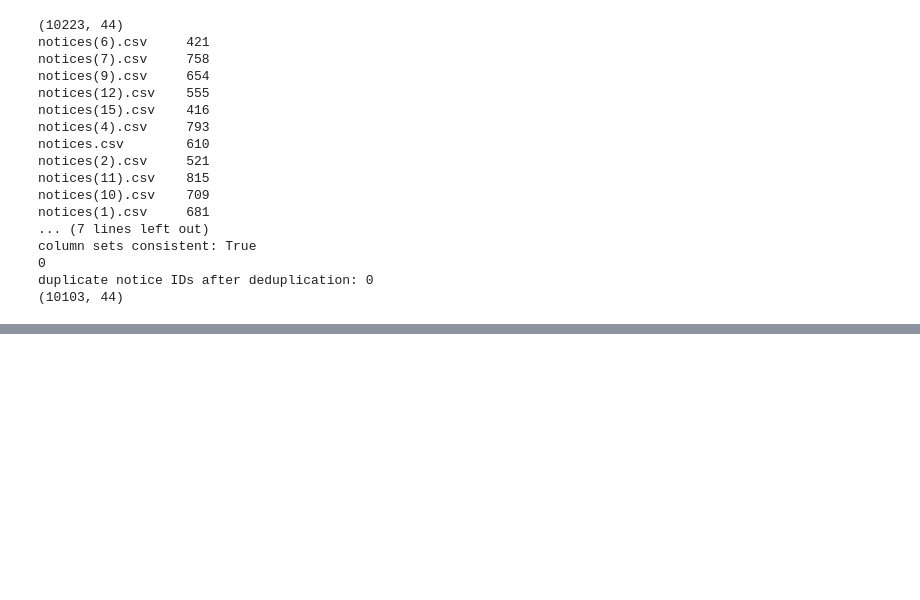
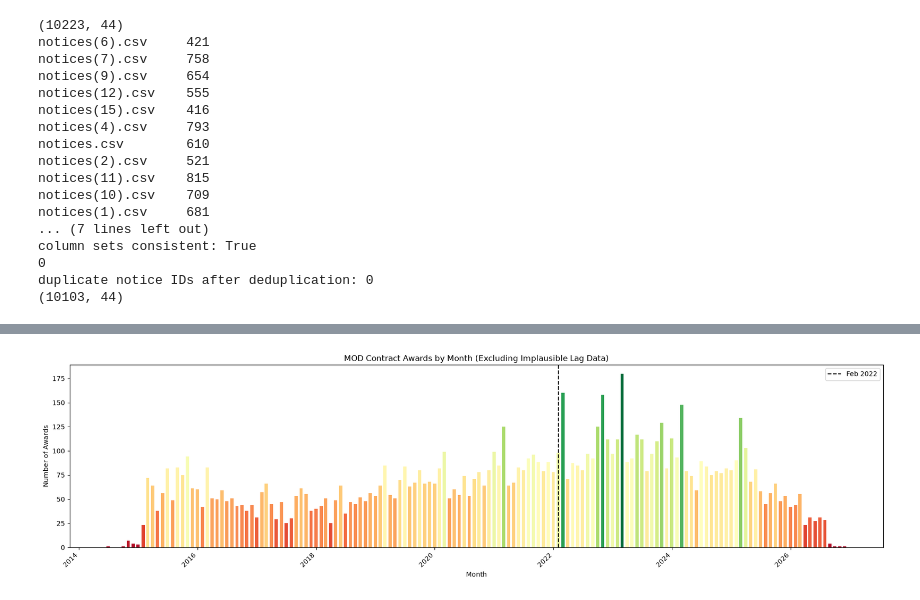
Before and after one commit to Toucanz/mod_contracts_analysis, a Jupyter notebook: contracts_notebook.ipynb, the cells around one changed output, grey strips where cells are left out. Saved outputs shown, nothing was run; the diff lists cells and outputs as text; code cells hidden in the pictures; blank space fills up the shorter version.

```diff
--- a/contracts_notebook.ipynb
+++ b/contracts_notebook.ipynb
@@ -71,0 +292,45 @@ Some duplicate values because I had slightly overlapping data periods. Shape of
+# %%
+
+# Colour values based on y value of the bar, using a seaborn palette
+def colors_from_values(values, palette_name):
+    # normalize the values to range [0, 1]
+    normalized = (values - min(values)) / (max(values) - min(values))
+    # convert to indices
+    indices = np.round(normalized * (len(values) - 1)).astype(np.int32)
+    # use the indices to get the colors
+    palette = sns.color_palette(palette_name, len(values))
+    return np.array(palette).take(indices, axis=0)
+
+
+clean_data = combined_clean[~combined_clean["lag_flag"]].copy()
+
+# collapse to year-month so each period appears once, in chronological order
+clean_data["year_month"] = clean_data["awarded_date"].dt.to_period("M").dt.to_timestamp()
+
+monthly = clean_data.groupby("year_month").size().reset_index(name="n_notices")
+full_range = pd.date_range(clean_data["year_month"].min(), clean_data["year_month"].max(), freq="MS") # fills in missing months with 0s
+monthly = monthly.set_index("year_month").reindex(full_range, fill_value=0).rename_axis("year_month").reset_index()
+
+
+colors = colors_from_values(monthly["n_notices"], "RdYlGn")
+
+plt.figure(figsize=(18, 5))
+plt.bar(monthly["year_month"], monthly["n_notices"], color=colors, width=20)
+
+ax = plt.gca()
+#for i, label in enumerate(ax.get_xticklabels()):
+#    label.set_visible(i % 1 == 0)
+plt.xticks(rotation=45, ha="right")
+
+event_idx = monthly[monthly["year_month"] == "2022-02-01"].index
+if len(event_idx):
+    plt.axvline(monthly["year_month"].iloc[event_idx[0]], color="black", linestyle="--", label="Feb 2022")
+    plt.legend()
+
+plt.title("MOD Contract Awards by Month (Excluding Implausible Lag Data)")
+plt.xlabel("Month")
+plt.ylabel("Number of Awards")
+plt.tight_layout()
+plt.show()
+# %% [output]
+[figure, added]
```
Also changed, not shown: parts of 18 cells of this notebook, 2 other files.
